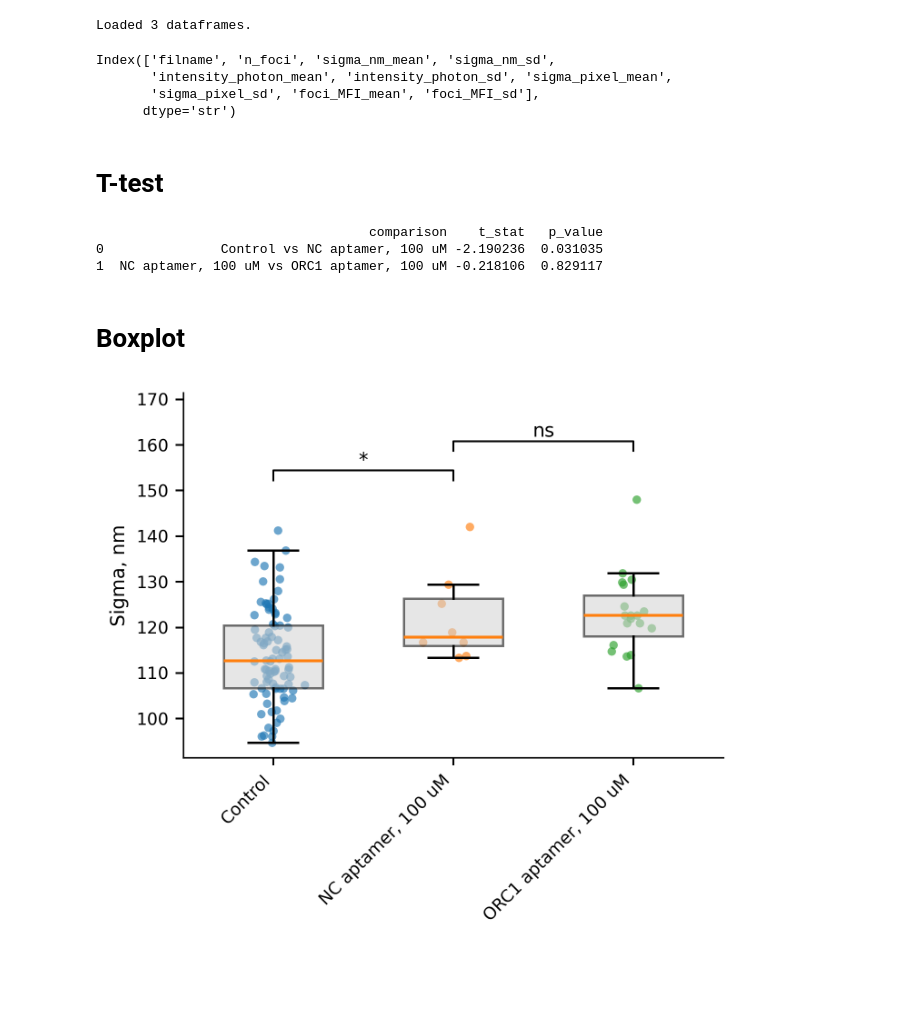
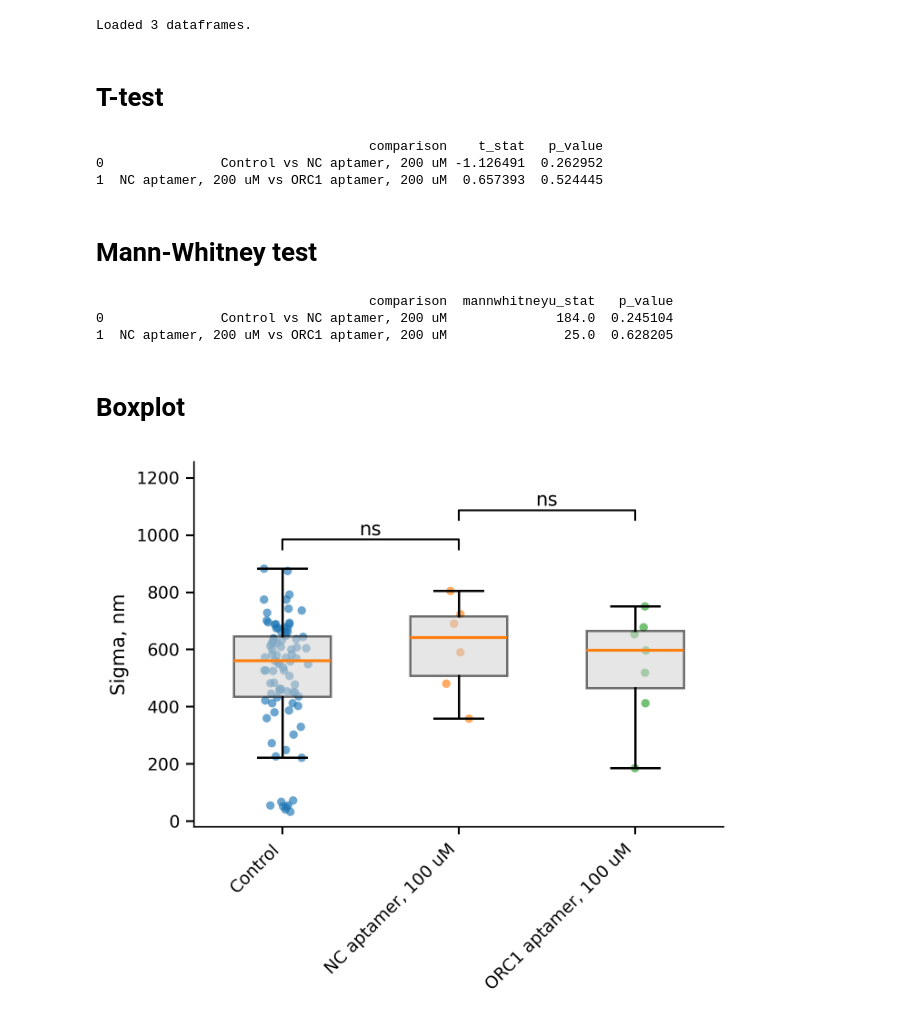
Before and after one commit to Lopatushka/LLPS, a Jupyter notebook: Foci/custom_graphs.ipynb, the cells around one changed output. Cells and saved outputs as stored; diff of their text form; code cells hidden in the pictures; blank space fills up the shorter version.

Commit message:
add mann whetney functionality

```diff
--- a/Foci/custom_graphs.ipynb
+++ b/Foci/custom_graphs.ipynb
@@ -190,8 +206,8 @@ def beautiful_boxplot(
 reference_name = 'Control'
 data = [
         {'name': reference_name, 'path': "/mnt/c/users/elopatukhin/Desktop/all_WT/foci_aggregation.csv"},
-        {'name': 'NC aptamer, 100 uM', 'path': "/mnt/c/users/elopatukhin/Desktop/NC_100uM/foci_aggregation.csv"},
-        {'name': 'ORC1 aptamer, 100 uM', 'path': "/mnt/c/users/elopatukhin/Desktop/all_Apt3_100uM/foci_aggregation.csv"}
+        {'name': 'NC aptamer, 200 uM', 'path': "/mnt/c/users/elopatukhin/Desktop/NC_200uM/foci_aggregation.csv"},
+        {'name': 'ORC1 aptamer, 200 uM', 'path': "/mnt/c/users/elopatukhin/Desktop/all_Apt3_200uM/foci_aggregation.csv"}
     ]
 
 # Index of Control sample in the list of dictionaries
@@ -236,58 +252,73 @@ print(f"Loaded {N_files} dataframes.")
 Loaded 3 dataframes.
 # %%
 dfs[0].columns
+var_name = 'n_foci'
-# %% [output]
-Index(['filname', 'n_foci', 'sigma_nm_mean', 'sigma_nm_sd',
-       'intensity_photon_mean', 'intensity_photon_sd', 'sigma_pixel_mean',
-       'sigma_pixel_sd', 'foci_MFI_mean', 'foci_MFI_sd'],
-      dtype='str')
 # %%
-selected = [df['sigma_nm_mean'] for df in dfs]
+selected = [df[var_name] for df in dfs]
 # %% [markdown]
 # T-test
 # %%
-stats_df = compare_groups(
+ttest = compare_groups(
     selected=selected,
-    labels=["Control", "NC aptamer, 100 uM", "ORC1 aptamer, 100 uM"],
+    labels=["Control", "NC aptamer, 200 uM", "ORC1 aptamer, 200 uM"],
     pairs=[
-        ("Control", "NC aptamer, 100 uM"),
-        ("NC aptamer, 100 uM", "ORC1 aptamer, 100 uM")
+        ("Control", "NC aptamer, 200 uM"),
+        ("NC aptamer, 200 uM", "ORC1 aptamer, 200 uM")
     ]
 )
 
 # save results
 #stats_df.to_csv(f"{output_dir}/statistics_sigma.csv", index=False)
 
-print(stats_df)
+print(ttest)
 # %% [output]
                                    comparison    t_stat   p_value
-0               Control vs NC aptamer, 100 uM -2.190236  0.031035
-1  NC aptamer, 100 uM vs ORC1 aptamer, 100 uM -0.218106  0.829117
+0               Control vs NC aptamer, 200 uM -1.126491  0.262952
+1  NC aptamer, 200 uM vs ORC1 aptamer, 200 uM  0.657393  0.524445
+# %% [markdown]
+# Mann-Whitney test
+# %%
+mw = compare_groups(
+    selected=selected,
+    labels=["Control", "NC aptamer, 200 uM", "ORC1 aptamer, 200 uM"],
+    pairs=[
+        ("Control", "NC aptamer, 200 uM"),
+        ("NC aptamer, 200 uM", "ORC1 aptamer, 200 uM")
+    ],
+    test = 'mannwhitneyu'
+)
+
+print(mw)
+# %% [output]
+                                   comparison  mannwhitneyu_stat   p_value
+0               Control vs NC aptamer, 200 uM              184.0  0.245104
+1  NC aptamer, 200 uM vs ORC1 aptamer, 200 uM               25.0  0.628205
 # %% [markdown]
 # Boxplot
 # %%
+plot_name = var_name
 stat_pairs = [
-    (1, 2, 0.031035),
-    (2, 3, 0.829117),
+    (1, 2, 0.245104),
+    (2, 3, 0.628205),
 ]
 
 output_dir = "/mnt/c/users/elopatukhin/Desktop/all_WT"
 
 image = beautiful_boxplot(
     df_list = selected,
     labels = ["Control", "NC aptamer, 100 uM", "ORC1 aptamer, 100 uM"],
     ylabel="Sigma, nm",
     xlabel=None,
     title=None,
     log_scale=False,
     colors=None,         # list of colors per box (optional)
     dot_size=20,
     jitter=0.06,
     figsize=(4.8, 4.2),
     dpi=300,
     show=True,
     stat_pairs=stat_pairs,
-    save_path = output_dir + "/plot_sigma.png"
+    save_path = output_dir + f"/{plot_name}.png"
 );
 # %% [output]
-[figure, old version]
+[figure, new version]
```
Also changed, not shown: parts of 2 cells of this notebook.
